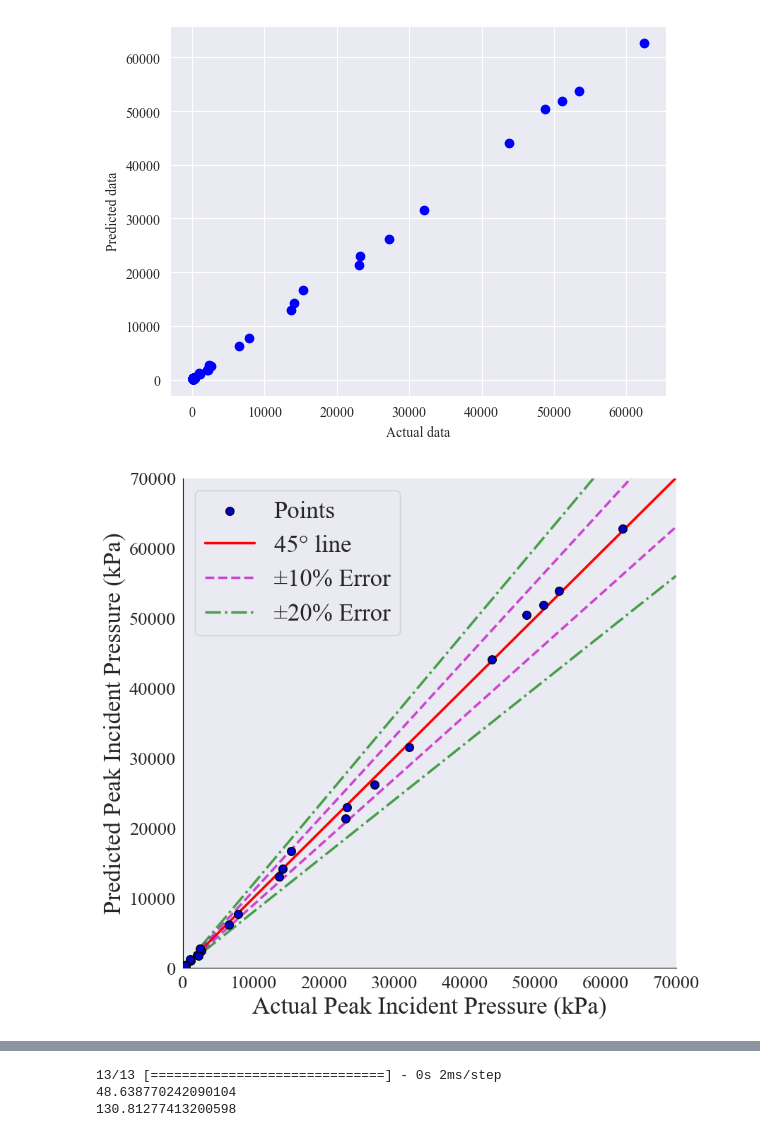
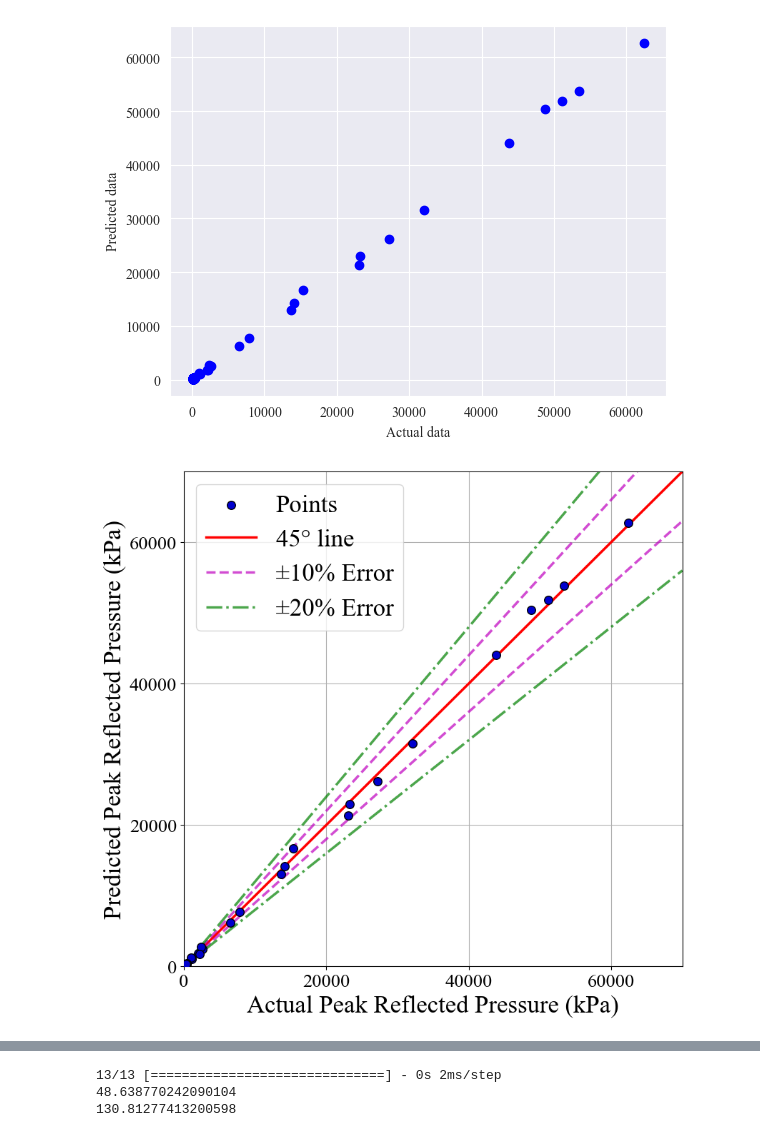
Before and after one commit to ChamodiWidanage/ANN_1D_2, a Jupyter notebook: Peak_Reflected_Pressure/Peak_Reflected_Pressure_ANN_model_1_nodrop_noscale.ipynb, the cells around one changed output, grey strips where cells are left out. Saved outputs shown, nothing was run; the diff lists cells and outputs as text; code cells hidden in the pictures.

```diff
--- a/Peak_Reflected_Pressure/Peak_Reflected_Pressure_ANN_model_1_nodrop_noscale.ipynb
+++ b/Peak_Reflected_Pressure/Peak_Reflected_Pressure_ANN_model_1_nodrop_noscale.ipynb
@@ -291,37 +291,38 @@ from sklearn.metrics import r2_score
 fig1, ax1 = plt.subplots(figsize = (9, 9))
 
 # Add scatterplot
 ax1.scatter(y_test, y_pred, s=70, alpha=1, edgecolors="k",c='mediumblue',zorder=5, label = 'Points')
 
 # Set the font to New Times Roman for all elements
 plt.rcParams['font.family'] = 'serif'
 plt.rcParams['font.serif'] = ['Times New Roman'] + plt.rcParams['font.serif']
 
 
-plt.ylabel('Predicted Peak Incident Pressure (kPa)',fontsize = 25)
-plt.xlabel('Actual Peak Incident Pressure (kPa)',fontsize = 25)
+plt.ylabel('Predicted Peak Reflected Pressure (kPa)',fontsize = 25)
+plt.xlabel('Actual Peak Reflected Pressure (kPa)',fontsize = 25)
 plt.xticks(fontsize = 19)
 plt.yticks(fontsize = 19)
 
 
 x1 = np.linspace(0,70000)
 
 plt.plot(x1, x1, 'Red', label='45\N{DEGREE SIGN} line',lw=2.5,alpha=1)
 plt.plot(x1, 1.1*x1, '--m', label='\u00B110% Error',lw=2.5,alpha=0.7)
 plt.plot(x1, 0.9*x1,'m', linestyle='--',lw=2.5,alpha=0.7)
 plt.plot(x1, 1.2*x1, '-.g', label='\u00B120% Error',lw=2.5,alpha=0.7)
 plt.plot(x1, 0.8*x1,'-.g',lw=2.5,alpha=0.7)
 
 plt.ylim(0, 70000)
 plt.xlim(0, 70000)
 plt.legend(loc='upper left',fontsize = 25)
 
 plt.grid()
 
 ax1.spines['left'].set_color('black')        # setting up Y-axis tick color to red
-ax1.spines['bottom'].set_color('black')         #setting up above X-axis tick color to red
+ax1.spines['bottom'].set_color('black')  #setting up above X-axis tick color to red
+plt.show()
 # %% [output]
-[figure, old version]
+[figure, new version]
 # %%
 from sklearn.metrics import r2_score
 # Initialize layout
```
Also changed, not shown: parts of 1 cell of this notebook, 8 other files.
